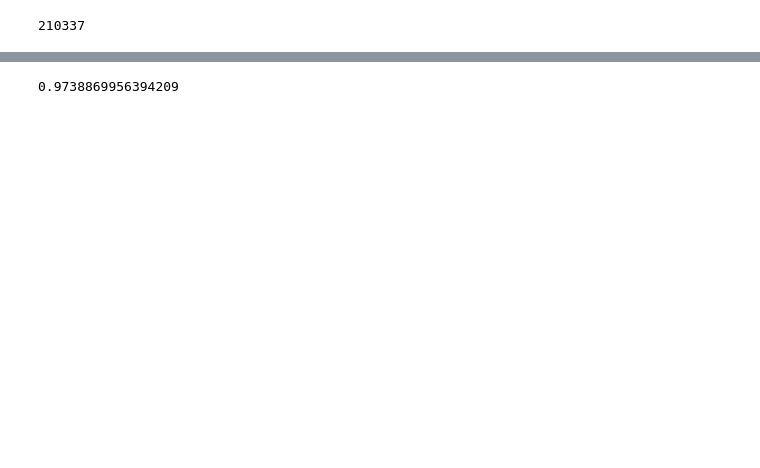
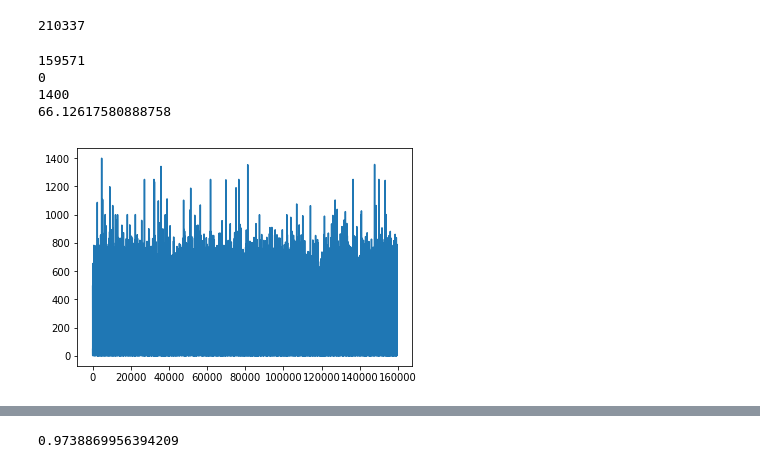
Before and after one commit to yankang18/natural_language_process, a Jupyter notebook: sequence_to_sequence/toxic_comments_classification/toxic_comments_classification_with_LSTM_Attention_Keras.ipynb, the cells around one changed output, grey strips where cells are left out. Saved outputs shown, nothing was run; the diff lists cells and outputs as text; code cells hidden in the pictures; blank space fills up the shorter version.

```diff
--- a/sequence_to_sequence/toxic_comments_classification/toxic_comments_classification_with_LSTM_Attention_Keras.ipynb
+++ b/sequence_to_sequence/toxic_comments_classification/toxic_comments_classification_with_LSTM_Attention_Keras.ipynb
@@ -25,4 +35,4 @@ def get_toxic_data(file_name):
 toxic_train_file_path = 'data/train.csv'
 toxic_test_file_path = 'data/test.csv'
 # %%
-sentences, labels, targets = get_toxic_data(toxic_train_file_path)
+train_sentences, labels, train_targets = get_toxic_data(toxic_train_file_path)
@@ -29,9 +41,10 @@ sentences, labels, targets = get_toxic_data(toxic_train_file_path)
 # %%
-max_vocab_size = 20000
+max_vocab_size = 30000
 # %%
-tokenizer = Tokenizer(num_words=max_vocab_size)
+tokenizer = Tokenizer(num_words=max_vocab_size, lower=True)
 tokenizer.fit_on_texts(sentences)
-sequences = tokenizer.texts_to_sequences(sentences)
+train_sequences = tokenizer.texts_to_sequences(train_sentences)
+test_sequences = tokenizer.texts_to_sequences(test_sentences)
 
 # IMPORTANT
 #  1. the index starts from 1 instead of 0
@@ -41,6 +54,22 @@ word2index = tokenizer.word_index
 print(len(word2index))
 # %% [output]
 210337
+# %%
+l = [len(seq) for seq in train_sequences]
+print(len(train_sequences))
+print(min(l))
+print(max(l))
+print(np.mean(l))
+# %% [output]
+159571
+0
+1400
+66.12617580888758
+# %%
+plt.plot(l)
+plt.show()
+# %% [output]
+[figure, added]
 # %%
 def get_word2vec(file_name):
     word2vec = {}
```
Also changed, not shown: parts of 23 cells of this notebook, 2 other files.
